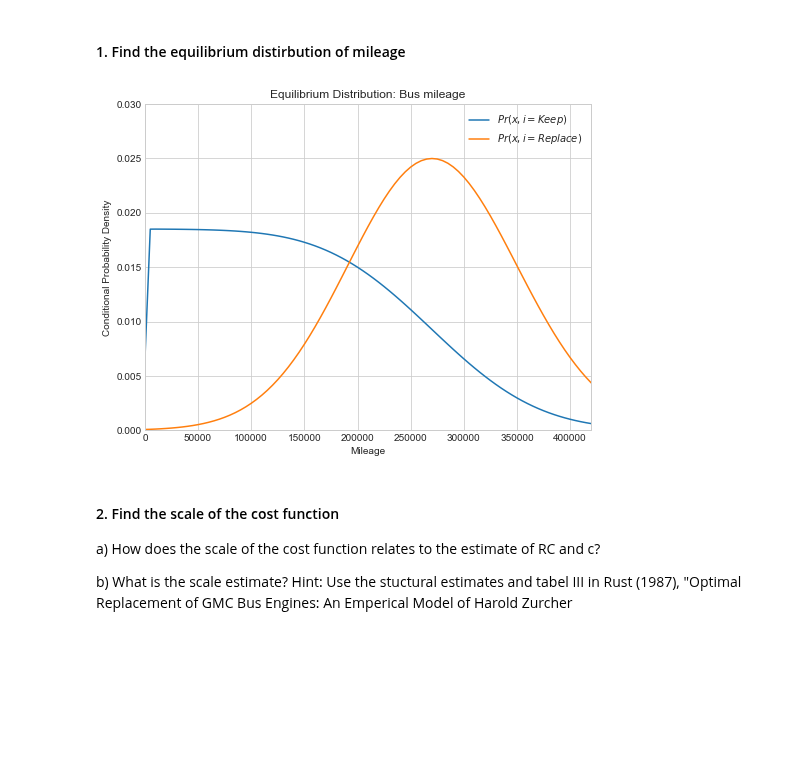
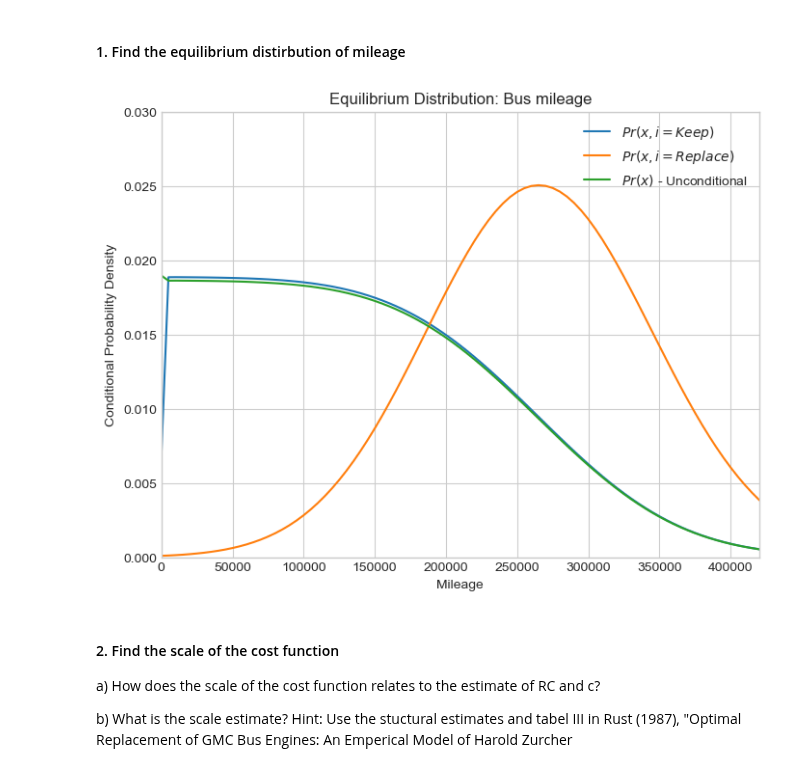
Before and after one commit to bschjerning/dp_ucph, a Jupyter notebook: 2_dynamic_discrete_choice/exercises/ex_post/01_NFXP/03_NFXP_equilibrium.ipynb, the cells around one changed output. Drawn from its saved outputs; the diff is of its cells as text; code cells hidden in the pictures; blank space fills up the shorter version.

```diff
--- a/2_dynamic_discrete_choice/exercises/ex_post/01_NFXP/03_NFXP_equilibrium.ipynb
+++ b/2_dynamic_discrete_choice/exercises/ex_post/01_NFXP/03_NFXP_equilibrium.ipynb
@@ -39,36 +44,37 @@ nfxp_model, optim_res, pnames, theta_hat, Avar, converged=estimate.estimate(mode
 # %%
 # Update the values with the estimated parameters
 do_settings = {
     'n': 90,
     'RC': theta_hat[0],
     'c': theta_hat[1],
     'p': np.array(theta_hat[2:])
 }
-
+ev0 = np.zeros((model.n))
 model_est = zurcher(**do_settings)
-ev,pk = solver.poly(model_est.bellman, beta = model_est.beta, output=2)
+ev,pk = solver.poly(model_est.bellman,ev0, beta = model_est.beta, output=2)
 
 # Find the probability functions
 pp, pp_K, pp_R = model_est.eqb(pk)
 
 fig = plt.figure(figsize=(8,6))
 ax = fig.add_subplot(1,1,1)
 
 ax.plot(model_est.grid*(model_est.max*1000)/model_est.n,pp_K/sum(pp_K))
 ax.plot(model_est.grid*(model_est.max*1000)/model_est.n,pp_R/sum(pp_R))
+ax.plot(model_est.grid*(model_est.max*1000)/model_est.n,pp/sum(pp))
 
 
 ax.set_title(f'Equilibrium Distribution: Bus mileage')
 ax.set_xlabel("Mileage")
 ax.set_ylabel("Conditional Probability Density")
 ax.set_xlim(0, 420000)
 ax.set_ylim(0, 0.03)
 
-plt.legend((f'$Pr(x, i=Keep)$',f'$Pr(x, i=Replace)$'))
+plt.legend((f'$Pr(x, i=Keep)$',f'$Pr(x, i=Replace)$', f'$Pr(x)$ - Unconditional'))
 
 plt.show()
 # %% [output]
-[figure, old version]
+[figure, new version]
 # %% [markdown]
 #### 2. Find the scale of the cost function
 a) How does the scale of the cost function relates to the estimate of RC and c?
```
Also changed, not shown: parts of 5 cells of this notebook, 11 other files.
